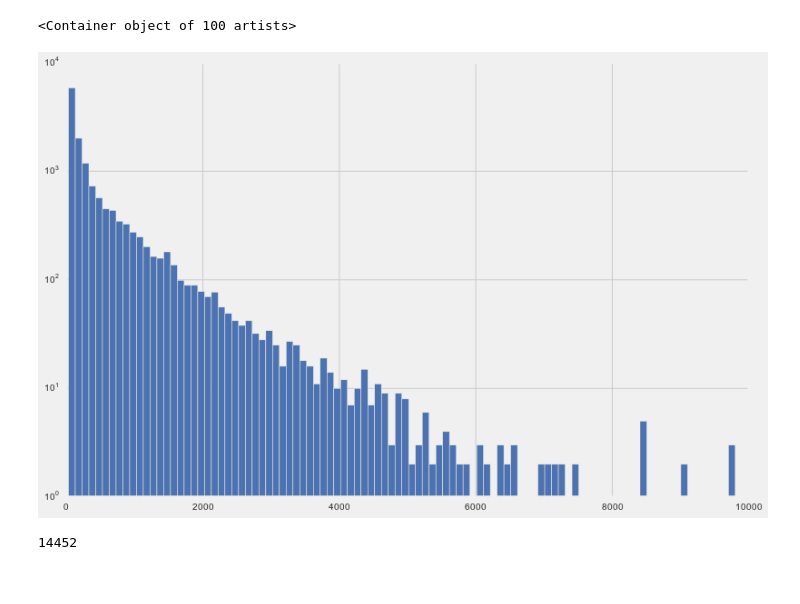
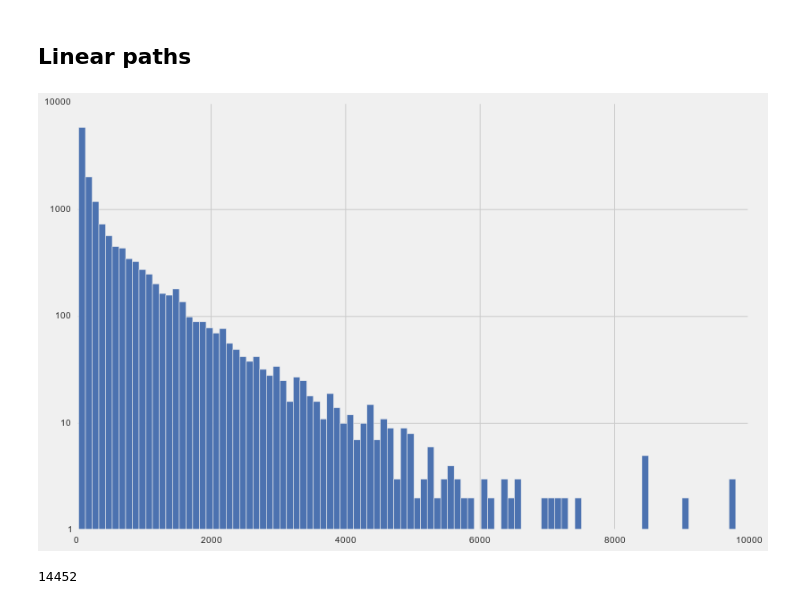
Before and after one commit to camillescott/assembly-graphs, a Jupyter notebook: notebooks/Visualizing motifs.ipynb, the cells around one changed output. Cells and saved outputs as stored; diff of their text form; code cells hidden in the pictures.

```diff
--- a/notebooks/Visualizing motifs.ipynb
+++ b/notebooks/Visualizing motifs.ipynb
@@ -17,21 +45,29 @@ plt.style.use('fivethirtyeight')
 with open('../outputs/stats/31/invertebrate/GCF_000002195.4_Amel_4.5_cds_from_genomic.stats', 'r') as f:
     data = yaml.load(f)
 
-    for msize in data['motifs']:
-        for i, motif in enumerate(data['motifs'][msize][0]):
-            with tempfile.TemporaryFile() as f:
-                f.write(motif.encode('utf-8'))
-                f.seek(0)
-                mg = gt.load_graph(f, fmt='dot')
-                data['motifs'][msize][0][i] = mg
+    if motifs is None:
+        motifs = {
+            3: [None] * 2,
+            4: [None] * 5
+        }
+        for msize in data['motifs']:
+            for i, motif in enumerate(data['motifs'][msize][0]):
+                with tempfile.TemporaryFile() as f:
+                    f.write(motif.encode('utf-8'))
+                    f.seek(0)
+                    mg = gt.load_graph(f, fmt='dot')
+                    motifs[msize][i] = mg
+        save_motifs(motifs)
+# %% [markdown]
+## Linear paths
 # %%
 fig = plt.figure(figsize=(12,8))
 width = data['linear_paths']['bins'][1] - data['linear_paths']['bins'][0]
 plt.bar(data['linear_paths']['bins'][:-1], data['linear_paths']['counts'],
         log=True, width=width)
+plt.gca().yaxis.set_major_formatter(FormatStrFormatter('%d'))
 # %% [output]
-<Container object of 100 artists>
-[figure, old version]
+[figure, new version]
 # %%
 sum(data['linear_paths']['counts'])
 # %% [output]
```
Also changed, not shown: parts of 7 cells of this notebook.
